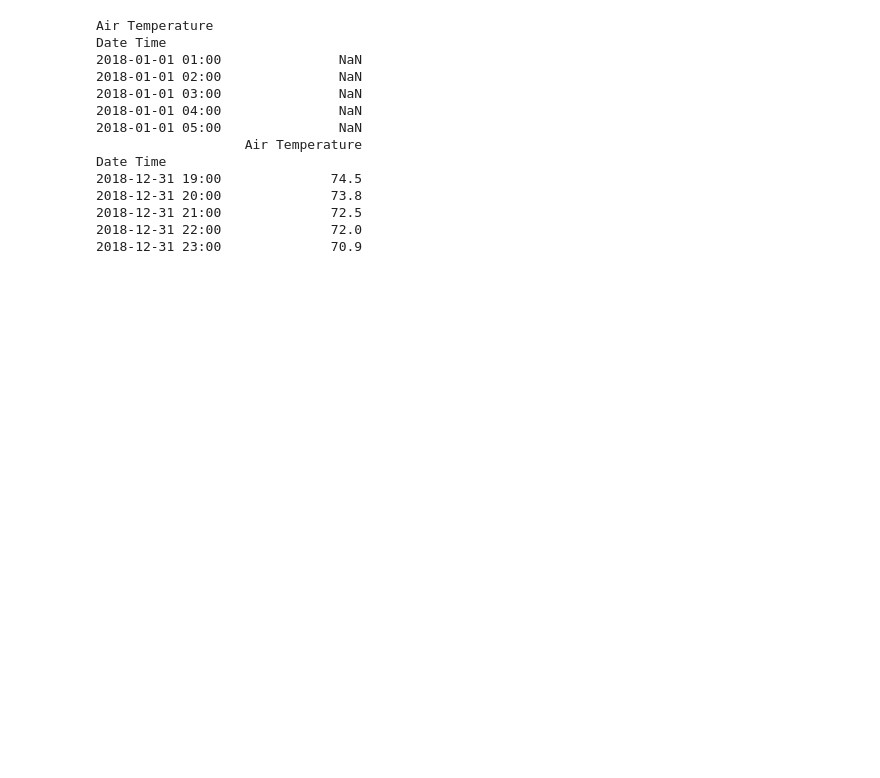
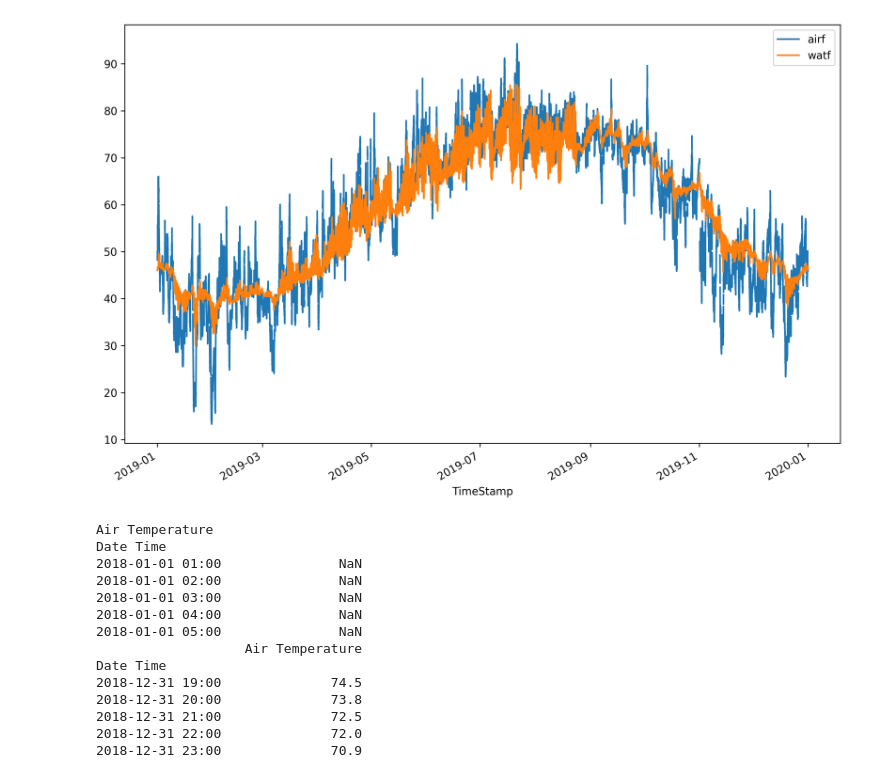
Before and after one commit to bethanysciences/Jupyter_Notebooks, a Jupyter notebook: wxAnalysis.ipynb, the cells around one changed output. Saved outputs shown, nothing was run; the diff lists cells and outputs as text; code cells hidden in the pictures; blank space fills up the shorter version.

```diff
--- a/wxAnalysis.ipynb
+++ b/wxAnalysis.ipynb
@@ -111,0 +38,3 @@ requests: 2.24.0
+# %%
+station = 'OceanCity2019'
+url = 'https://www.ndbc.noaa.gov/view_text_file.php?filename=ocim2h2019.txt.gz&dir=data/historical/stdmet/'
@@ -112,3 +65,12 @@ requests: 2.24.0
+# %%
+filename = station + '.png'
+ax = df.plot()
+plt.savefig(filename, dpi=300, facecolor='w', edgecolor='w',
+        orientation='portrait', papertype=None, format='png',
+        transparent=False, bbox_inches=None, pad_inches=0.1,
+        frameon=None, metadata=None)
+# %% [output]
+[figure, added]
 # %%
 url = 'https://api.tidesandcurrents.noaa.gov/api/prod/datagetter'
 begin     = '20180101'
```
Also changed, not shown: parts of 7 cells of this notebook, 4 other files.
